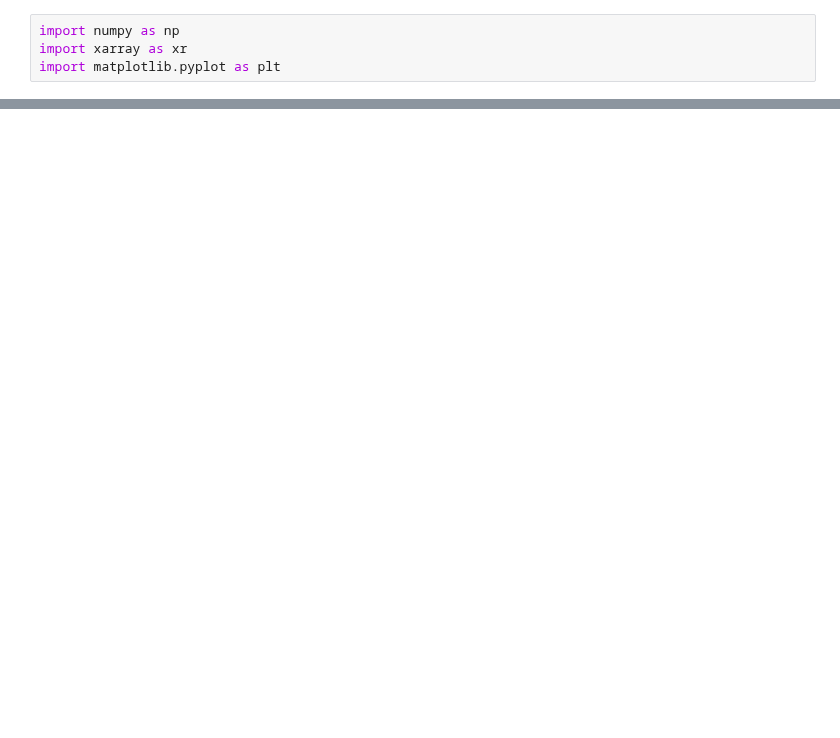
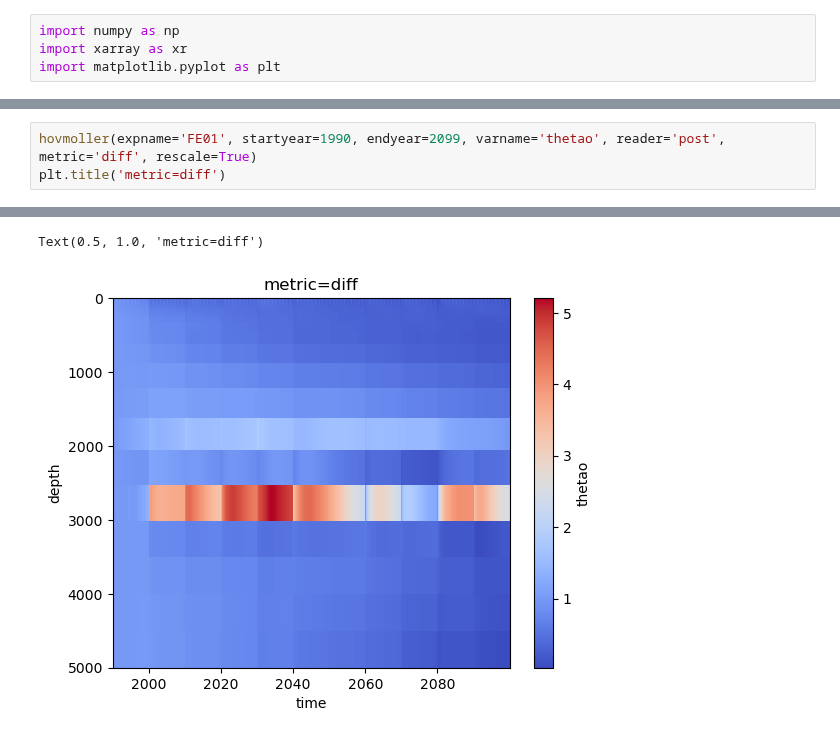
Before and after one commit to asozza/stece, a Jupyter notebook: osprey/notebooks/test_hovmoller.ipynb, the cells around one changed output, grey strips where cells are left out. Cells and saved outputs as stored; diff of their text form; blank space fills up the shorter version.

```diff
--- a/osprey/notebooks/test_hovmoller.ipynb
+++ b/osprey/notebooks/test_hovmoller.ipynb
@@ -239,0 +15,4 @@ plt.gca().invert_yaxis()
+# %%
+hovmoller(expname='FE01', startyear=1990, endyear=2099, varname='thetao', reader='post', metric='diff', rescale=True)
+plt.title('metric=diff')
+# %% [output]
@@ -239,0 +26,2 @@ plt.gca().invert_yaxis()
+Text(0.5, 1.0, 'metric=diff')
+[figure, added]
```
Also changed, not shown: parts of 22 cells of this notebook, 7 other files.
